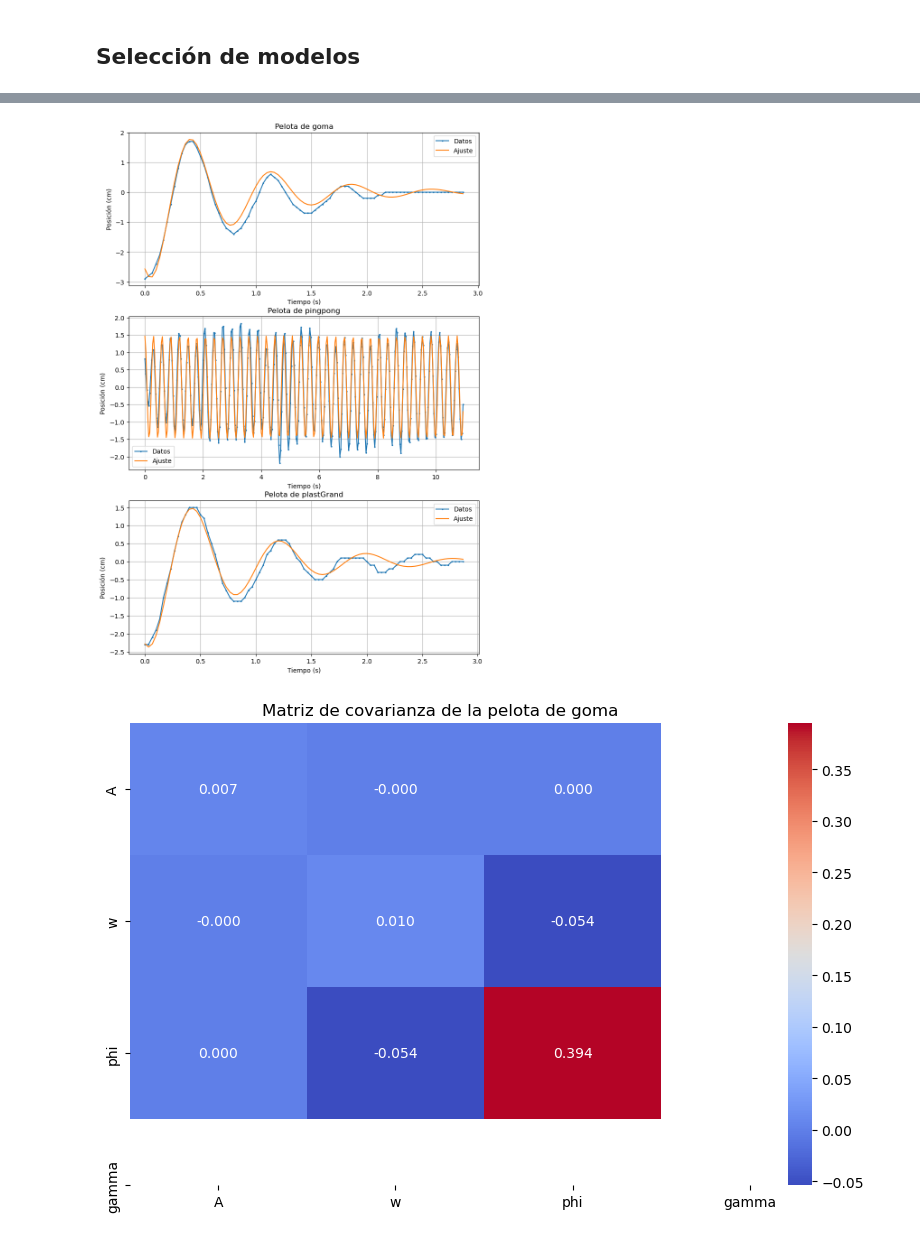
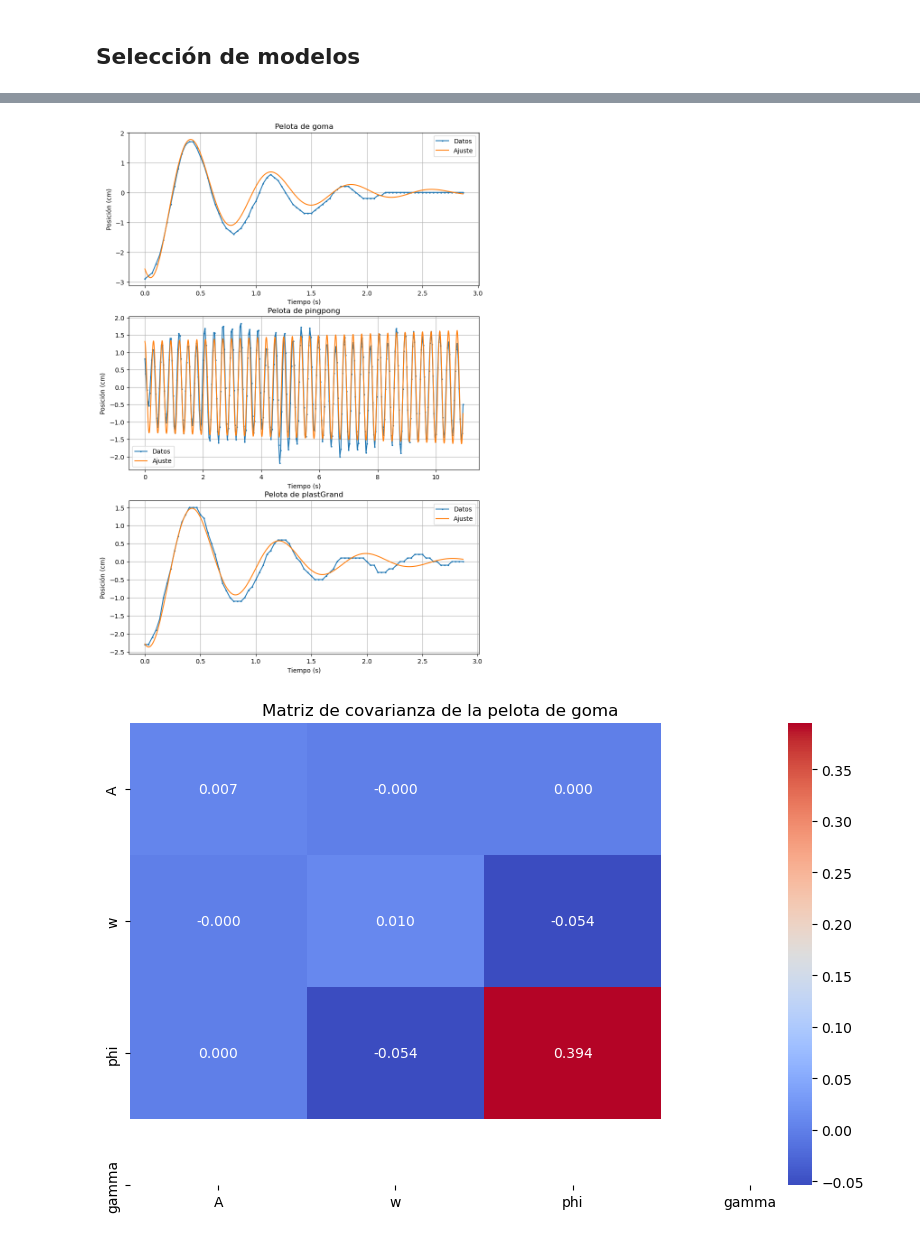
Before and after one commit to Vendetta0462/RetosCientificos-Reto10, a Jupyter notebook: code/ajuste_datos.ipynb, the cells around one changed output, grey strips where cells are left out. Saved outputs shown, nothing was run; the diff lists cells and outputs as text; code cells hidden in the pictures.

Commit message:
Ajuste pelotas de icopor

```diff
--- a/code/ajuste_datos.ipynb
+++ b/code/ajuste_datos.ipynb
@@ -103,19 +104,21 @@ def oscilacion_amortiguada(t, A, w, phi, gamma):
     return A * np.exp(-gamma * t) * np.cos(w * t + phi)
 
 # Ajustamos los datos de la pelota de goma usando curve_fit
-popt_goma, pcov_goma = curve_fit(oscilacion_amortiguada, datos_goma["t"], datos_goma["x"], p0=[3, 2*np.pi*1.25, 0, 0.1])
+popt_goma, pcov_goma = curve_fit(oscilacion_amortiguada, datos_goma["t"], datos_goma["x"], p0=[3, 2*np.pi*1.25, 0, 1])
 
 # Ajustamos los datos de la pelota de pingpong usando curve_fit
-popt_pingpong, pcov_pingpong = curve_fit(oscilacion, datos_pingpong["t"], datos_pingpong["x"], p0=[1, 2*np.pi*3.5, 0])
+# popt_pingpong, pcov_pingpong = curve_fit(oscilacion, datos_pingpong["t"], datos_pingpong["x"], p0=[1, 2*np.pi*3.5, 0])
+popt_pingpong, pcov_pingpong = curve_fit(oscilacion_amortiguada, datos_pingpong["t"], datos_pingpong["x"], p0=[1, 2*np.pi*3.5, 0, 0.01])
 
 # Ajustamos los datos de la pelota de plastGrand usando curve_fit
-popt_plastGrand, pcov_plastGrand = curve_fit(oscilacion_amortiguada, datos_plastGrand["t"], datos_plastGrand["x"], p0=[2.5, 2*np.pi*1.25, 0, 0.1])
+popt_plastGrand, pcov_plastGrand = curve_fit(oscilacion_amortiguada, datos_plastGrand["t"], datos_plastGrand["x"], p0=[2.5, 2*np.pi*1.25, 0, 1])
 
 # Imprimimos los parámetros de ajuste de las 3 pelotas
 print("Pelota de goma:", end="\n")
 print("A =", round(popt_goma[0], 3), "+-", round(np.sqrt(pcov_goma[0,0]), 3), "w =", round(popt_goma[1], 3), "+-", round(np.sqrt(pcov_goma[1,1]), 3), "phi =", round(popt_goma[2], 3), "+-", round(np.sqrt(pcov_goma[2,2]), 3), "gamma =", round(popt_goma[3], 3), "+-", round(np.sqrt(pcov_goma[3,3]), 3), end="\n\n")
 print("Pelota de pingpong:", end="\n")
-print("A =", round(popt_pingpong[0]*1e-2, 3), "+-", round(np.sqrt(pcov_pingpong[0,0])*1e-2, 3), "w =", round(popt_pingpong[1], 3), "+-", round(np.sqrt(pcov_pingpong[1,1]), 3), "phi =", round(popt_pingpong[2], 3), "+-", round(np.sqrt(pcov_pingpong[2,2]), 3), "f = ", round(popt_pingpong[1]/(2*np.pi), 3), "+-", round(np.sqrt(pcov_pingpong[1,1])/(2*np.pi), 3), end="\n\n")
+# print("A =", round(popt_pingpong[0]*1e-2, 3), "+-", round(np.sqrt(pcov_pingpong[0,0])*1e-2, 3), "w =", round(popt_pingpong[1], 3), "+-", round(np.sqrt(pcov_pingpong[1,1]), 3), "phi =", round(popt_pingpong[2], 3), "+-", round(np.sqrt(pcov_pingpong[2,2]), 3), "f = ", round(popt_pingpong[1]/(2*np.pi), 3), "+-", round(np.sqrt(pcov_pingpong[1,1])/(2*np.pi), 3), end="\n\n")
+print("A =", round(popt_pingpong[0], 3), "+-", round(np.sqrt(pcov_pingpong[0,0]), 3), "w =", round(popt_pingpong[1], 3), "+-", round(np.sqrt(pcov_pingpong[1,1]), 3), "phi =", round(popt_pingpong[2], 3), "+-", round(np.sqrt(pcov_pingpong[2,2]), 3), "gamma =", round(popt_pingpong[3], 3), "+-", round(np.sqrt(pcov_pingpong[3,3]), 3), end="\n\n")
 print("Pelota de plastGrand:", end="\n")
 print("A =", round(popt_plastGrand[0], 3), "+-", round(np.sqrt(pcov_plastGrand[0,0]), 3), "w =", round(popt_plastGrand[1], 3), "+-", round(np.sqrt(pcov_plastGrand[1,1]), 3), "phi =", round(popt_plastGrand[2], 3), "+-", round(np.sqrt(pcov_plastGrand[2,2]), 3), "gamma =", round(popt_plastGrand[3], 3), "+-", round(np.sqrt(pcov_plastGrand[3,3]), 3), end="\n\n")
 # %% [output]
@@ -130,33 +133,36 @@ A = -2.495 +- 0.087 w = 8.024 +- 0.077 phi = -0.416 +- 0.047 gamma = 1.203 +- 0.
 # %%
 # Graficamos los datos y los ajustes de las 3 pelotas en 3 subplots diferentes
 fig, axs = plt.subplots(3, 1, figsize=(10,15))
 axs[0].plot(datos_goma["t"], datos_goma["x"], ".-", label="Datos", markersize=3)
-axs[0].plot(datos_goma["t"], oscilacion_amortiguada(datos_goma["t"], *popt_goma), label="Ajuste")
+# axs[0].plot(datos_goma["t"], oscilacion_amortiguada(datos_goma["t"], *popt_goma), label="Ajuste")
+axs[0].plot(np.linspace(0, datos_goma["t"].max(), 1000), oscilacion_amortiguada(np.linspace(0, datos_goma["t"].max(), 1000), *popt_goma), label="Ajuste")
 axs[0].set_title("Pelota de goma")
 axs[0].set_xlabel("Tiempo (s)")
 axs[0].set_ylabel("Posición (cm)")
 axs[0].legend()
 axs[0].grid()
 
 axs[1].plot(datos_pingpong["t"], datos_pingpong["x"], ".-", label="Datos", markersize=3)
-axs[1].plot(datos_pingpong["t"], oscilacion(datos_pingpong["t"], *popt_pingpong), label="Ajuste")
+# axs[1].plot(datos_pingpong["t"], oscilacion(datos_pingpong["t"], *popt_pingpong), label="Ajuste")
+axs[1].plot(np.linspace(0, datos_pingpong["t"].max(), 1000), oscilacion_amortiguada(np.linspace(0, datos_pingpong["t"].max(), 1000), *popt_pingpong), label="Ajuste")
 axs[1].set_title("Pelota de pingpong")
 axs[1].set_xlabel("Tiempo (s)")
 axs[1].set_ylabel("Posición (cm)")
 axs[1].legend()
 axs[1].grid()
 
 axs[2].plot(datos_plastGrand["t"], datos_plastGrand["x"], ".-", label="Datos", markersize=3)
-axs[2].plot(datos_plastGrand["t"], oscilacion_amortiguada(datos_plastGrand["t"], *popt_plastGrand), label="Ajuste")
+# axs[2].plot(datos_plastGrand["t"], oscilacion_amortiguada(datos_plastGrand["t"], *popt_plastGrand), label="Ajuste")
+axs[2].plot(np.linspace(0, datos_plastGrand["t"].max(), 1000), oscilacion_amortiguada(np.linspace(0, datos_plastGrand["t"].max(), 1000), *popt_plastGrand), label="Ajuste")
 axs[2].set_title("Pelota de plastGrand")
 axs[2].set_xlabel("Tiempo (s)")
 axs[2].set_ylabel("Posición (cm)")
 axs[2].legend()
 axs[2].grid()
 
 plt.show()
 # %% [output]
-[figure, old version]
+[figure, new version]
 # %%
 # matriz de covarianza de pingpong marplotlib con labels
 plt.figure(figsize=(10,6))
```
Also changed, not shown: parts of 13 cells of this notebook, 2 other files.
